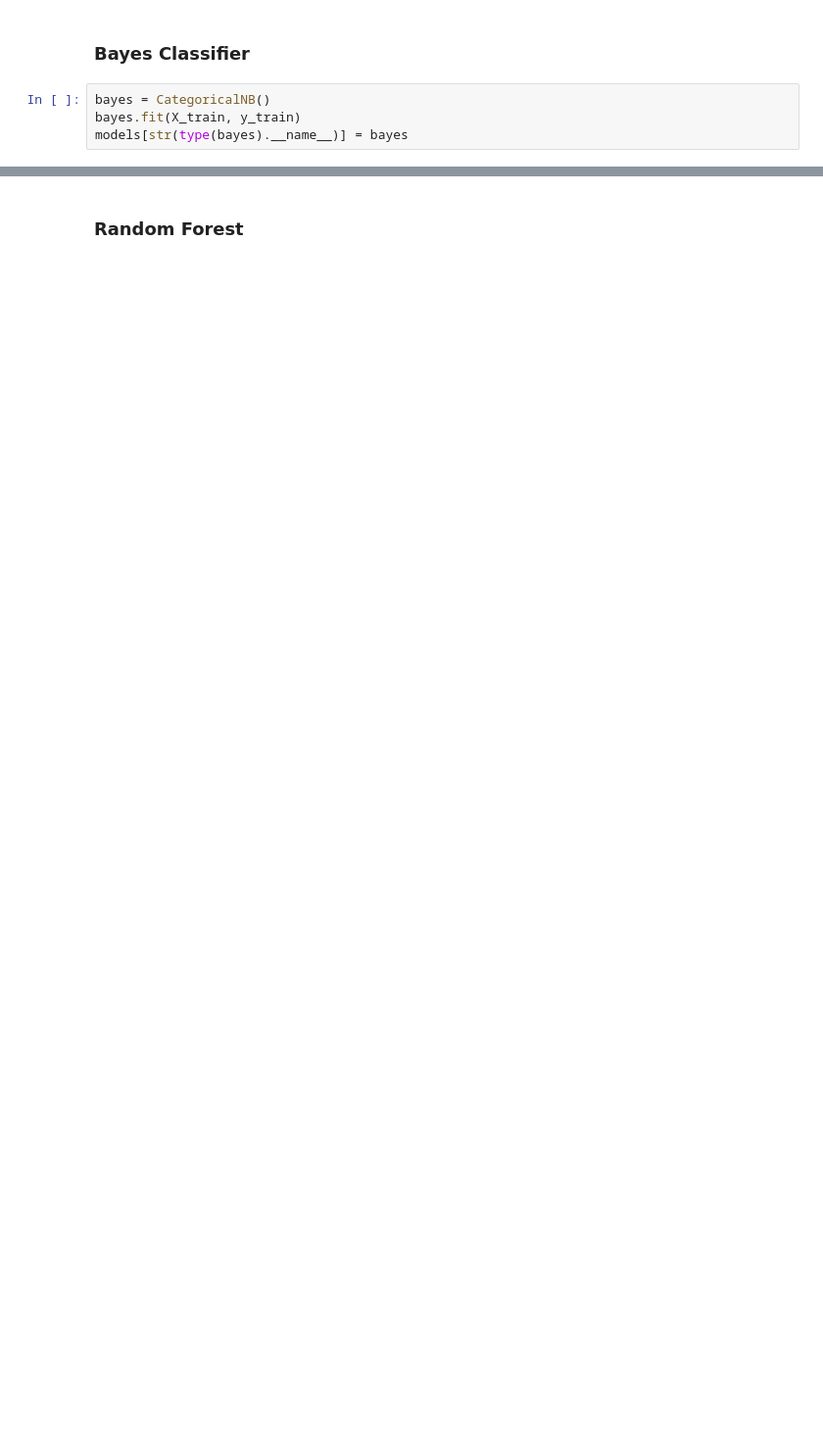
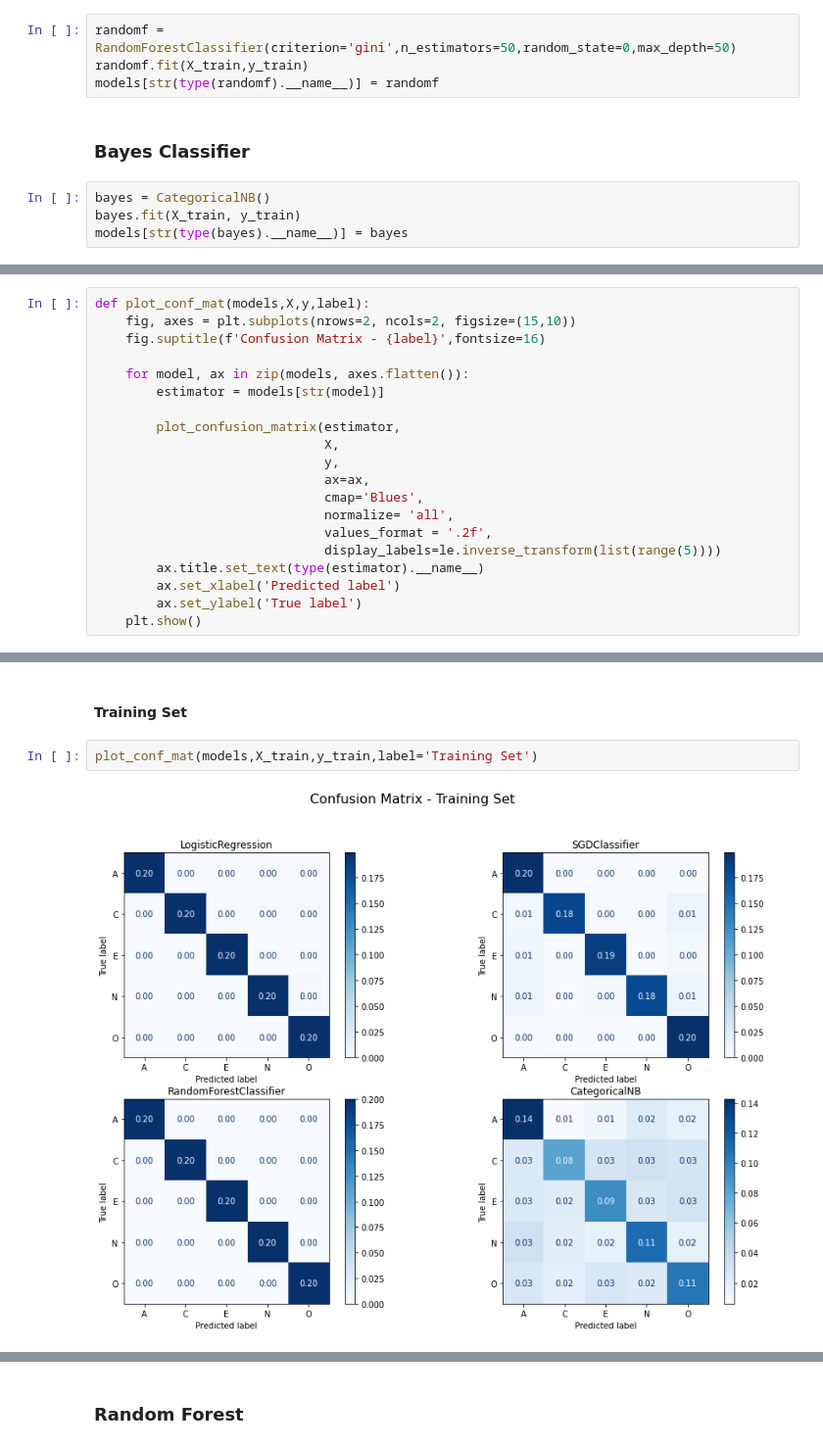
Before and after one commit to UNSpecializationAI/BigFivePersonality, a Jupyter notebook: Big-Five Factor Markers.ipynb, the cells around one changed output, grey strips where cells are left out. Shown at 98% size. Drawn from its saved outputs; the diff is of its cells as text; blank space fills up the shorter version.

```diff
--- a/Big-Five Factor Markers.ipynb
+++ b/Big-Five Factor Markers.ipynb
@@ -339,3 +417,7 @@ models[str(type(sgd).__name__)] = sgd
+# %%
+randomf = RandomForestClassifier(criterion='gini',n_estimators=50,random_state=0,max_depth=50)
+randomf.fit(X_train,y_train)
+models[str(type(randomf).__name__)] = randomf
 # %% [markdown]
 ### Bayes Classifier
 # %%
@@ -344,0 +431,20 @@ models[str(type(bayes).__name__)] = bayes
+# %%
+def plot_conf_mat(models,X,y,label):
+    fig, axes = plt.subplots(nrows=2, ncols=2, figsize=(15,10))
+    fig.suptitle(f'Confusion Matrix - {label}',fontsize=16)
+
+    for model, ax in zip(models, axes.flatten()):
+        estimator = models[str(model)]
+
+        plot_confusion_matrix(estimator,
+                              X,
+                              y,
+                              ax=ax,
+                              cmap='Blues',
+                              normalize= 'all',
+                              values_format = '.2f',
+                              display_labels=le.inverse_transform(list(range(5))))
+        ax.title.set_text(type(estimator).__name__)
+        ax.set_xlabel('Predicted label')
+        ax.set_ylabel('True label')
+    plt.show()
@@ -344,0 +544,6 @@ models[str(type(bayes).__name__)] = bayes
+# %% [markdown]
+#### Training Set
+# %%
+plot_conf_mat(models,X_train,y_train,label='Training Set')
+# %% [output]
+[figure, added]
```
Also changed, not shown: parts of 84 cells of this notebook.
